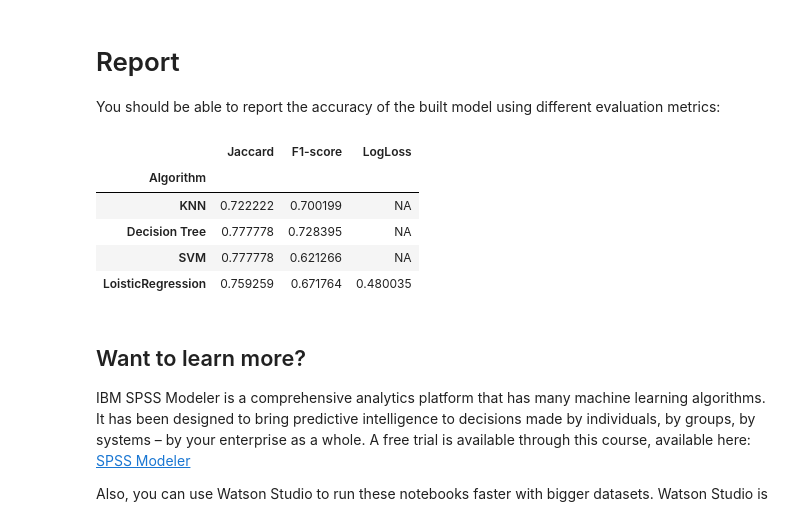
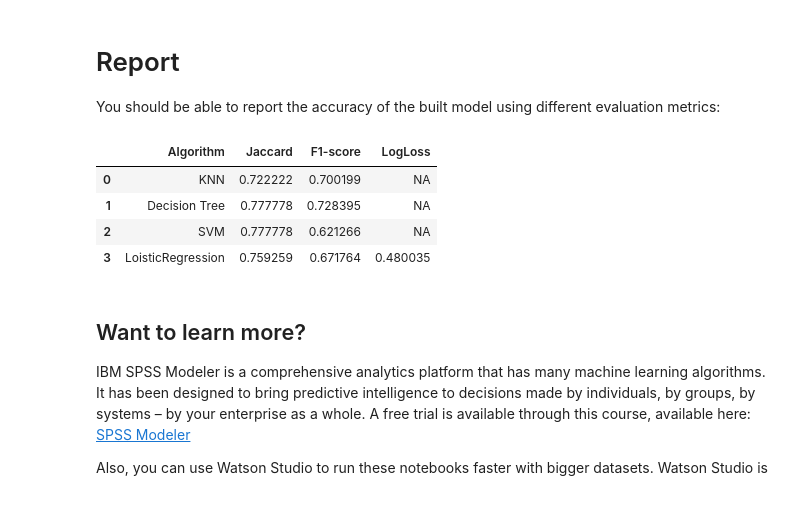
Before and after one commit to Soussi-Aymen/IBM-Coursera-Machine-Learning-With-Python-final-project, a Jupyter notebook: best_classifier.ipynb, the cells around one changed output. Saved outputs shown, nothing was run; the diff lists cells and outputs as text; code cells hidden in the pictures.

Commit message:
fixinf final table look

```diff
--- a/best_classifier.ipynb
+++ b/best_classifier.ipynb
@@ -591,23 +591,21 @@ You should be able to report the accuracy of the built model using different eva
 # %%
 # Print the Accuracy Report
 #col_names = ['Algorithm', 'Jaccard', 'F1-score', 'LogLoss']
 algorithm_list = ['KNN', 'Decision Tree', 'SVM', 'LoisticRegression']
 Jaccard_list = [KNN_Jaccard, DS_Tree_Jaccard, SVM_Jaccard, LR_Jaccard]
 F1_score_list = [KNN_f1_score, DS_Tree_f1_score, SVM_f1_score, LR_f1_score]
 LogLoss_list = ['NA', 'NA', 'NA', LR_log_loss]
 
 df = pd.DataFrame(list(zip(algorithm_list, Jaccard_list, F1_score_list, LogLoss_list)),
               columns=['Algorithm','Jaccard', 'F1-score', 'LogLoss'])
 
-df.set_index('Algorithm', inplace = True)
 df
 # %% [output]
-|  | Jaccard | F1-score | LogLoss |
-| Algorithm |  |  |  |
-| KNN | 0.722222 | 0.700199 | NA |
-| Decision Tree | 0.777778 | 0.728395 | NA |
-| SVM | 0.777778 | 0.621266 | NA |
-| LoisticRegression | 0.759259 | 0.671764 | 0.480035 |
+|  | Algorithm | Jaccard | F1-score | LogLoss |
+| 0 | KNN | 0.722222 | 0.700199 | NA |
+| 1 | Decision Tree | 0.777778 | 0.728395 | NA |
+| 2 | SVM | 0.777778 | 0.621266 | NA |
+| 3 | LoisticRegression | 0.759259 | 0.671764 | 0.480035 |
 # %% [markdown]
 <h2>Want to learn more?</h2>
 
```
